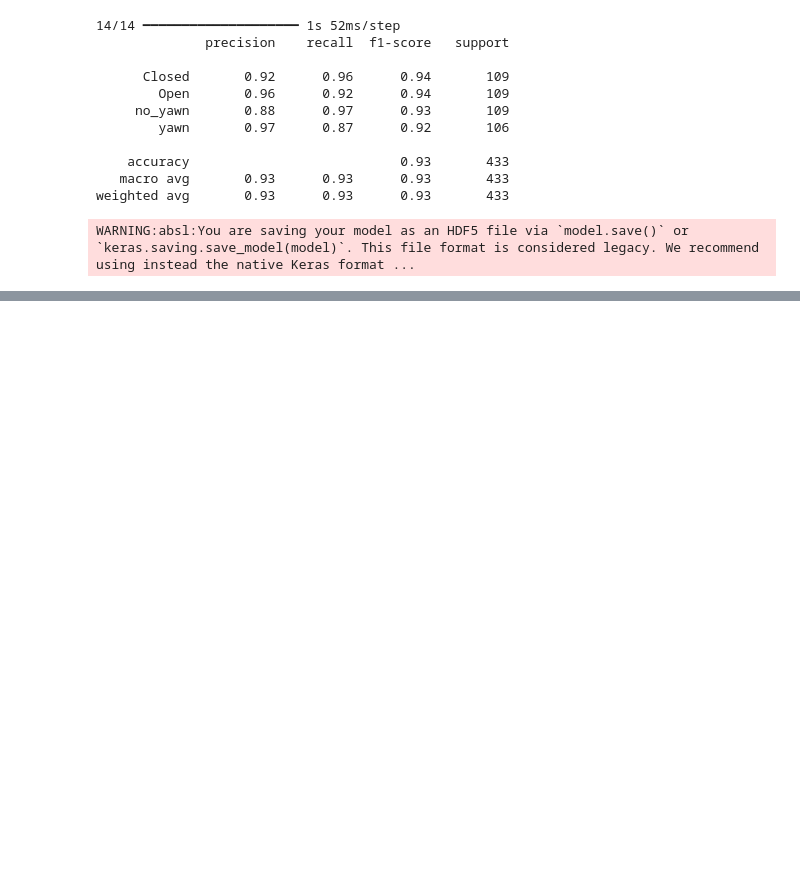
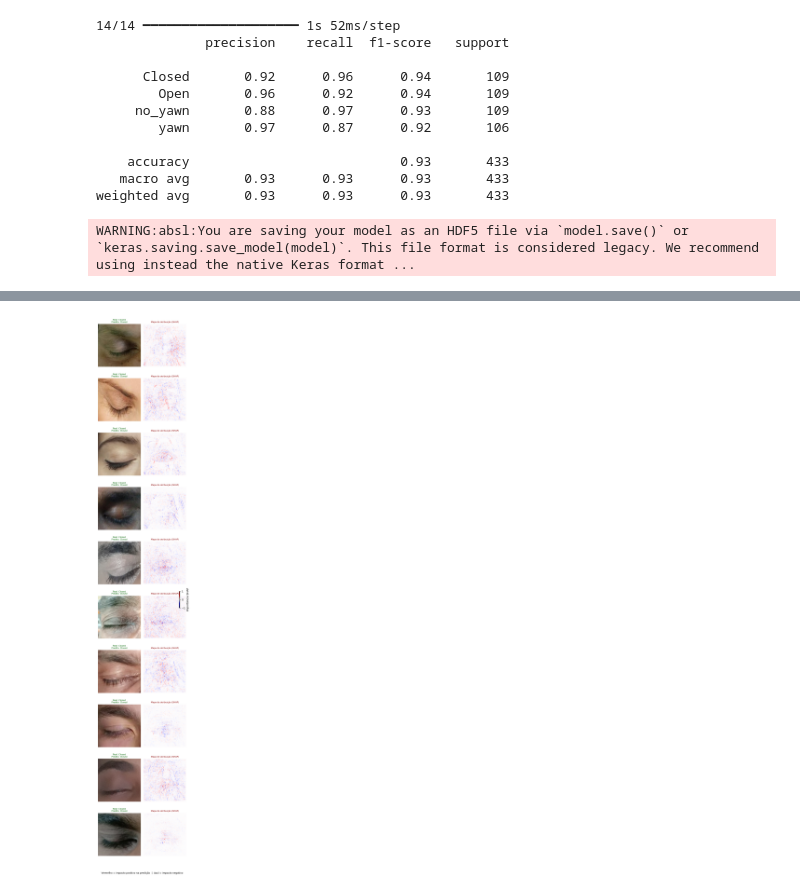
Before and after one commit to ClassNeuralNetwork/classification-fatigue-detection, a Jupyter notebook: Deteccao_Sonolencia_CNN.ipynb, the cells around one changed output, grey strips where cells are left out. Saved outputs shown, nothing was run; the diff lists cells and outputs as text; code cells hidden in the pictures; blank space fills up the shorter version.

Commit message:
add shap

```diff
--- a/Deteccao_Sonolencia_CNN.ipynb
+++ b/Deteccao_Sonolencia_CNN.ipynb
@@ -31,7 +30,7 @@ for item in os.listdir(path):
 # %% [output]
 dataset_new
 # %%
-BASE = "/kaggle/input/yawn-eye-dataset-new/dataset_new"
+BASE = "/home/usuario/.cache/kagglehub/datasets/serenaraju/yawn-eye-dataset-new/versions/1/dataset_new"
 
 train_dir = os.path.join(BASE, "train")
 test_dir  = os.path.join(BASE, "test")
@@ -315,0 +207,14 @@ WARNING:matplotlib.image:Clipping input data to the valid range for imshow with
+# %%
+# load model — recria a arquitetura e carrega os pesos do .h5
+modelo = keras.Sequential([
+    keras.Input(shape=(IMAGE_SIZE, IMAGE_SIZE, 3)),
+    layers.Conv2D(32, kernel_size=(3,3), activation='relu'),
+    layers.MaxPooling2D(pool_size=(2,2)),
+    layers.Conv2D(64, kernel_size=(3,3), activation='relu', kernel_regularizer=regularizers.l2(0.01)),
+    layers.MaxPooling2D(pool_size=(2,2)),
+    layers.Dropout(0.2),
+    layers.Flatten(),
+    layers.Dense(NUM_CLASSES, activation='softmax')
+])
+modelo.load_weights('modelo_cnn_YE.h5')
+modelo.summary()
@@ -315,0 +283,34 @@ WARNING:matplotlib.image:Clipping input data to the valid range for imshow with
+# %%
+# Predições
+y_pred_proba = modelo.predict(X_test[:N_EXPLAIN])
+y_pred_local = np.argmax(y_pred_proba, axis=1)
+
+# Normalizar simetricamente para [-1, 1] preservando sinal
+def normalizar_simetrico(arr, eps=1e-8):
+    return np.array([v / (np.abs(v).max() + eps) for v in arr])
+
+shap_norm = normalizar_simetrico(shap_maps)
+
+
+fig, axes = plt.subplots(N_EXPLAIN, 2, figsize=(5, N_EXPLAIN * 3))
+for i in range(N_EXPLAIN):
+    correct = y_test[i] == y_pred_local[i]
+    color = 'darkgreen' if correct else 'crimson'
+    axes[i, 0].imshow(X_test[i])
+    axes[i, 0].set_title(
+        f"Real: {CLASSES[y_test[i]]}\nPredito: {CLASSES[y_pred_local[i]]}",
+        fontsize=8, color=color
+    )
+    axes[i, 0].axis('off')
+
+    # Média dos canais RGB
+    shap_map = shap_norm[i].mean(axis=-1)
+
+    im = axes[i, 1].imshow(shap_map, cmap='seismic', vmin=-1, vmax=1)
+    axes[i, 1].set_title('Mapa de atribuição (SHAP)', fontsize=8, color='darkred')
+    axes[i, 1].axis('off')
+
+fig.colorbar(im, ax=axes[:, 1], fraction=0.025, pad=0.04, label='Importância SHAP')
+plt.tight_layout(rect=[0, 0.03, 1, 1])
+plt.show()
+# %% [output]
@@ -315,0 +318 @@ WARNING:matplotlib.image:Clipping input data to the valid range for imshow with
+[figure, added]
```
Also changed, not shown: parts of 14 cells of this notebook.
